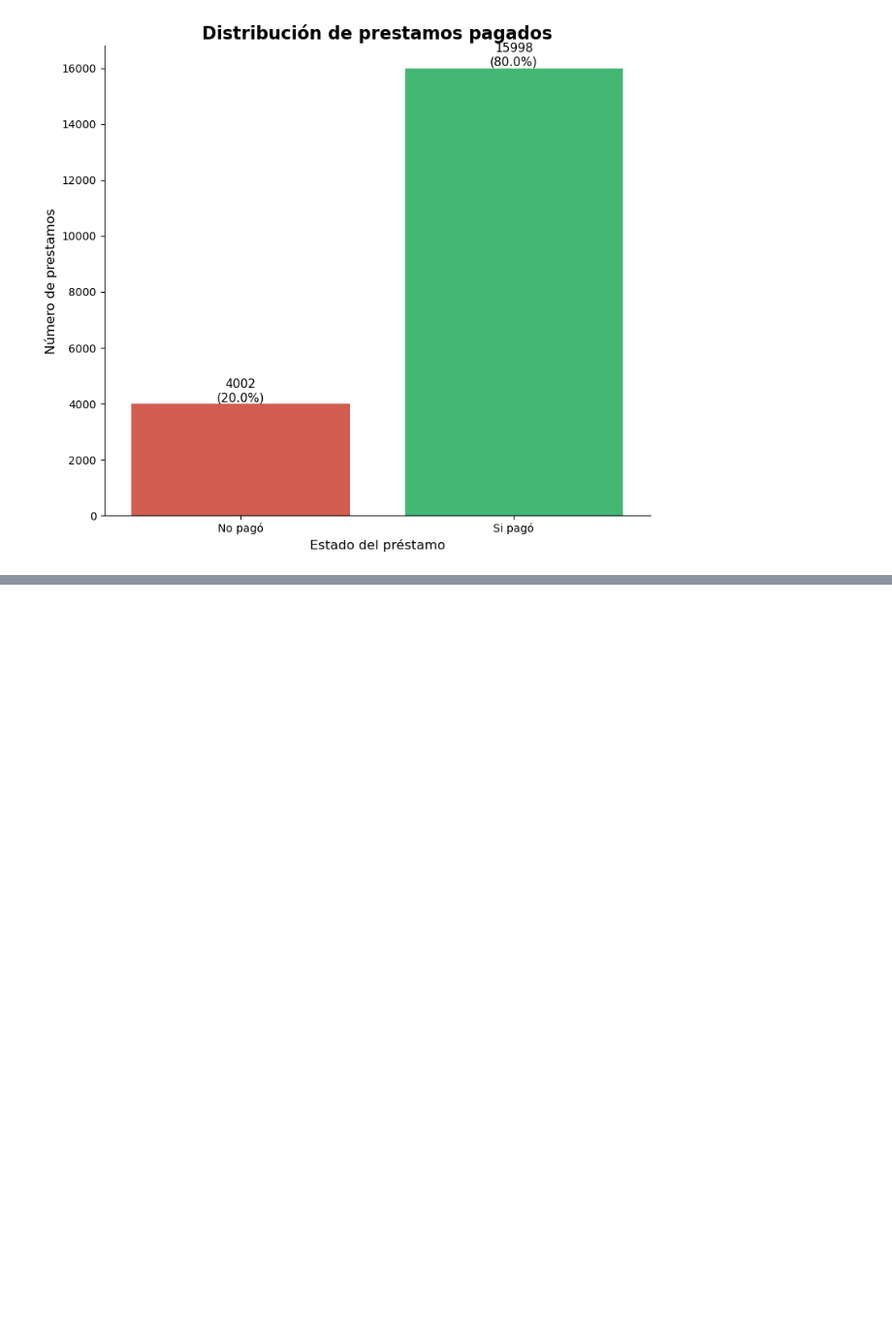
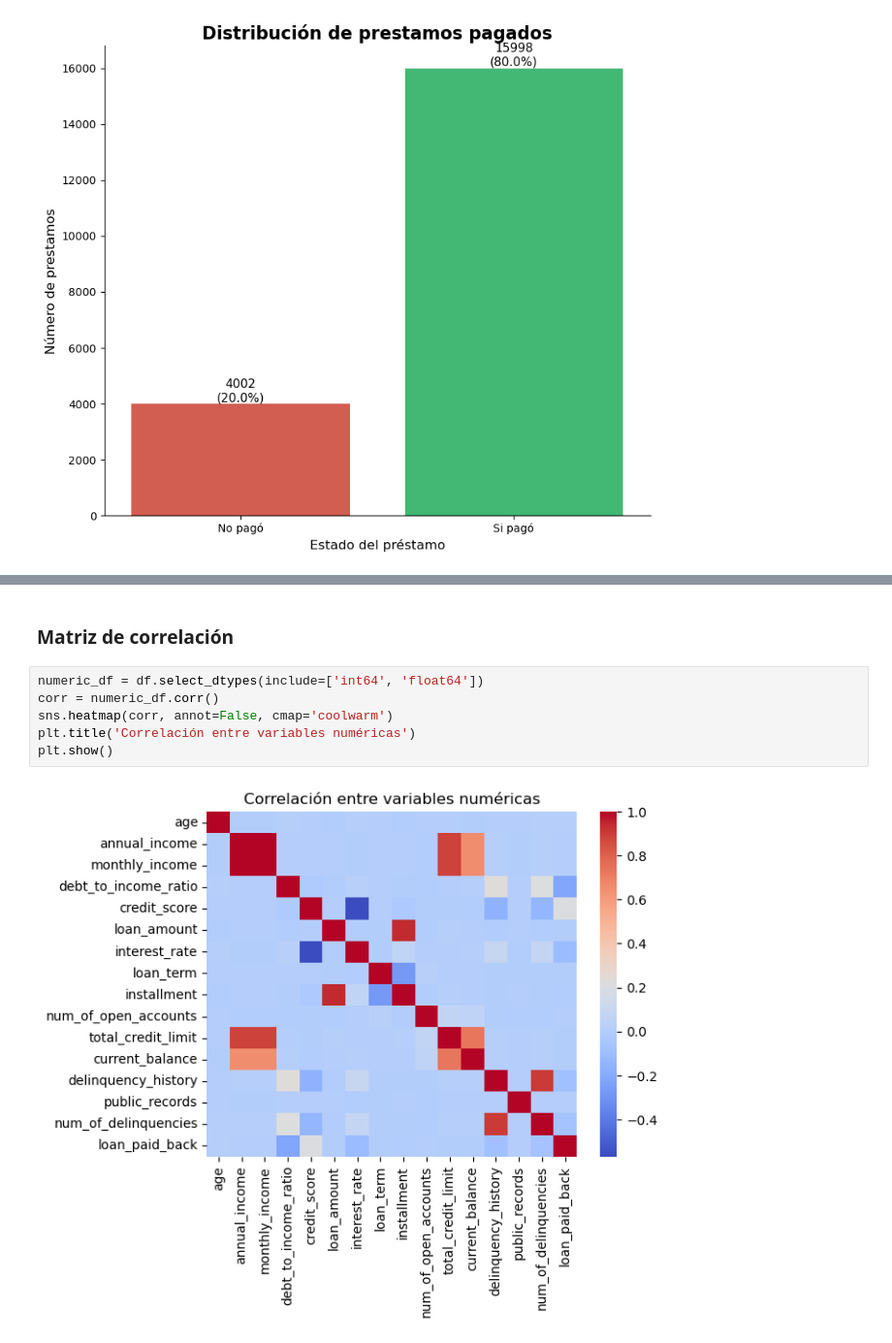
Before and after one commit to JairRamosG/Loan_Status_Prediction, a Jupyter notebook: notebooks/EDA.ipynb, the cells around one changed output, grey strips where cells are left out. Shown at 97% size. Cells and saved outputs as stored; diff of their text form; blank space fills up the shorter version.

```diff
--- a/notebooks/EDA.ipynb
+++ b/notebooks/EDA.ipynb
@@ -126,0 +148,10 @@ Passing `palette` without assigning `hue` is deprecated and will be removed in v
+# %% [markdown]
+### Matriz de correlación
+# %%
+numeric_df = df.select_dtypes(include=['int64', 'float64'])
+corr = numeric_df.corr()
+sns.heatmap(corr, annot=False, cmap='coolwarm')
+plt.title('Correlación entre variables numéricas')
+plt.show()
+# %% [output]
+[figure, added]
```
Also changed, not shown: parts of 8 cells of this notebook, 1 other file.
